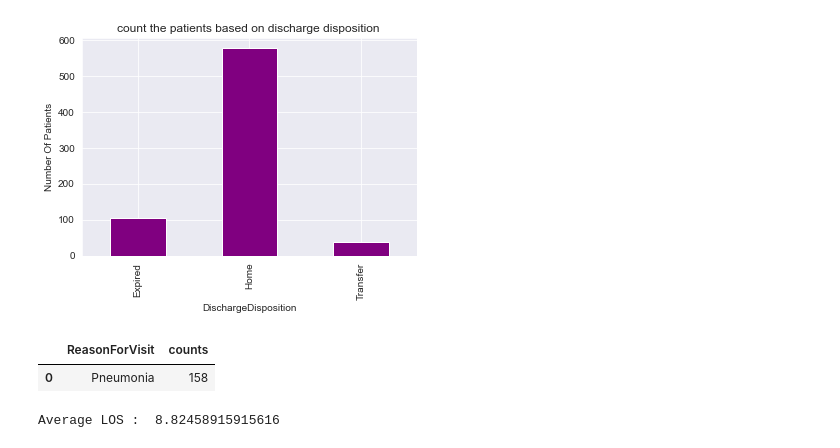
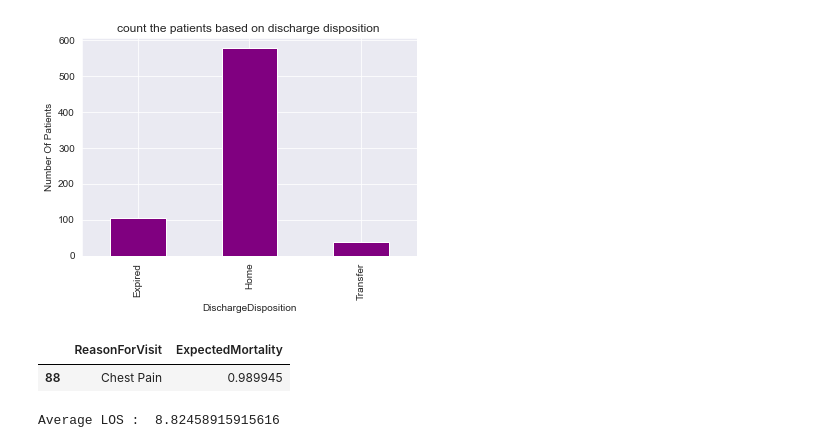
Before and after one commit to KalyaniKurakula/NumpyWarriors1, a Jupyter notebook: Hackthon/Kalyani_Numpy.ipynb, the cells around one changed output. Drawn from its saved outputs; the diff is of its cells as text; code cells hidden in the pictures.

```diff
--- a/Hackthon/Kalyani_Numpy.ipynb
+++ b/Hackthon/Kalyani_Numpy.ipynb
@@ -447,19 +447,16 @@ df_gb.plot(kind = 'bar',color = 'purple')
 # %%
 #28.Which reason of visit has maximum mortality rate.
 #Loading datasets
-
 df = pd.read_excel("HospitalDatabase .xlsx",sheet_name="EDVisits")
 df1 = pd.read_excel("HospitalDatabase .xlsx",sheet_name="Discharges")
-
 #Combining two datasets
-result = pd.concat([df, df1], axis=1, join='inner')
-
-#Calculate maximum mortality rate.
-df2 =result.groupby(['ReasonForVisit'])['ExpectedMortality'].count().sort_values(ascending=False).reset_index(name='counts').head(1)
-df2
+df2 = pd.concat([df, df1], axis=1, join='inner')
+new_df = df2[['ReasonForVisit','ExpectedMortality']].copy()
+df3 = new_df.sort_values(by=['ExpectedMortality'])
+df3.tail(1)
 # %% [output]
-|  | ReasonForVisit | counts |
-| 0 | Pneumonia | 158 |
+|  | ReasonForVisit | ExpectedMortality |
+| 88 | Chest Pain | 0.989945 |
 # %%
 #29.Calculate average LOS.
 
```
